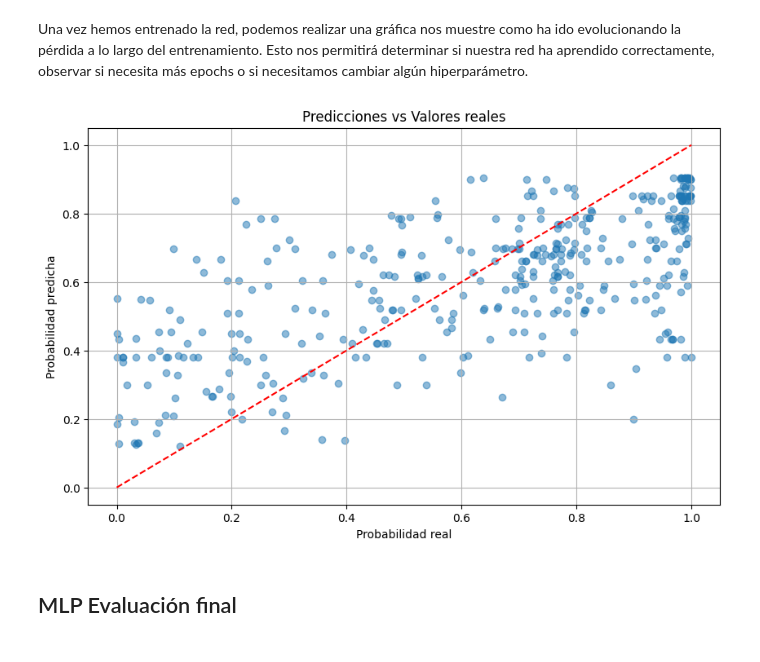
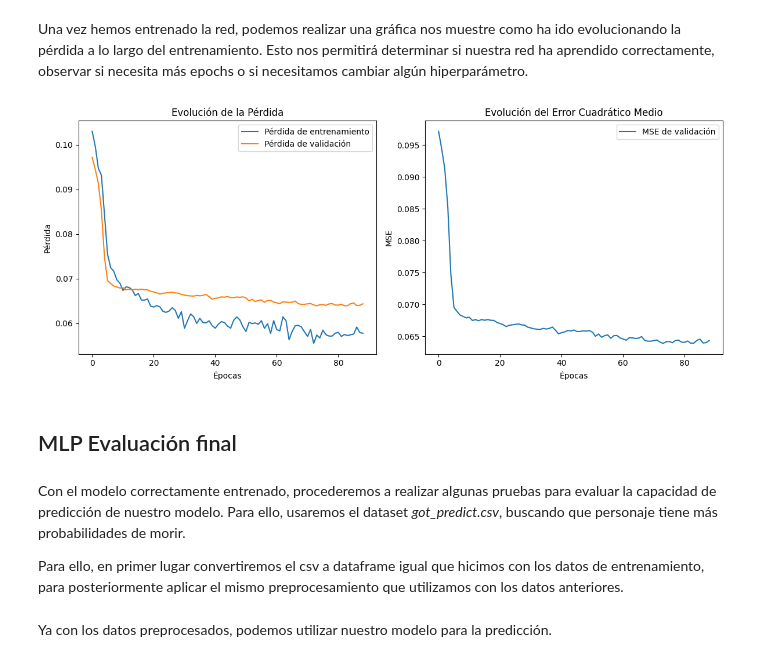
Before and after one commit to Carmoruda/IA_II, a Jupyter notebook: Practica 2/L2P3-MLP_GoT.ipynb, the cells around one changed output. Saved outputs shown, nothing was run; the diff lists cells and outputs as text; code cells hidden in the pictures.

Commit message:
L2P3 predice correctamente

```diff
--- a/Practica 2/L2P3-MLP_GoT.ipynb
+++ b/Practica 2/L2P3-MLP_GoT.ipynb
@@ -44,12 +44,12 @@ y_train_tensor = torch.tensor(y_train.values, dtype= torch.float32).view(-1, 1)
 Una vez hemos preparado nuestros datos de entrenamiento, procederemos con la definición de nuestro modelo. Para ello, empezaremos definiendo los hiperparámetros.
 # %%
 input_size = x_train_tensor.shape[1] # Número de características de entrada que va a usar el modelo.
-hidden_size = 512 # Número de neuronas de la capa oculta
+hidden_size = 32 # Número de neuronas de la capa oculta
 output_size = 1 # Número de nueronas de salida. Ponemos 1 porque va a ser una clasificación binaria (vivo/muerto)
 
 batch_size = 64
 learning_rate = 0.001
-num_epochs = 150
+num_epochs = 100
 validation_split = 0.2
 
 torch.manual_seed(42)
@@ -72,7 +72,7 @@ class RedNeuronalGot(nn.Module):
         #Función de activación para la capa de salida (binaria)
         self.sigmoid = nn.Sigmoid()
         # Establecemos un dropout para evitar que no hayan neuronas que acaben siendo insignificantes
-        self.dropout = nn.Dropout(0.2)
+        self.dropout = nn.Dropout(0.4)
 
     def forward(self, x):
         x = self.relu(self.capa1(x))
@@ -103,7 +103,7 @@ Ya con el dataset dividido y adaptado a a PyTorch, podemos proceder instanciando
 # %%
 model = RedNeuronalGot(input_size=input_size, hidden_size=hidden_size, output_size=output_size)
 criterion = nn.MSELoss()
-optimizer = optim.Adam(model.parameters(), lr=learning_rate, weight_decay= 0.001)
+optimizer = optim.Adam(model.parameters(), lr=learning_rate)
 # %% [markdown]
 ## MLP Entrenamiento básico
 # %% [markdown]
@@ -162,3 +132,15 @@ val_r2s = []
+# %%
+best_val_loss = float('inf')
+best_train_loss = float('inf')
+best_val_mse = float('inf')
+best_model_state = None
+
+train_losses = []
+val_losses = []
+val_mses = []
+
+umbral_early_stop = 15
+contador_early_stop = 0
 # %% [markdown]
 Ya con todo listo, procederemos a entrenar nuestra red neuronal.
 # %%
@@ -238,32 +240,30 @@ Mejor R² de validación: 0.4396
 # %% [markdown]
 Una vez hemos entrenado la red, podemos realizar una gráfica nos muestre como ha ido evolucionando la pérdida a lo largo del entrenamiento. Esto nos permitirá determinar si nuestra red ha aprendido correctamente, observar si necesita más epochs o si necesitamos cambiar algún hiperparámetro.
-# %%
-def visualize_predictions(model, dataloader):
-    model.eval()
-    all_preds = []
-    all_trues = []
-
-    with torch.no_grad():
-        for batch_x, batch_y in dataloader:
-            outputs = model(batch_x)
-            all_preds.extend(outputs.cpu().numpy())
-            all_trues.extend(batch_y.cpu().numpy())
-
-    all_preds = np.array(all_preds).flatten()
-    all_trues = np.array(all_trues).flatten()
-
-    plt.figure(figsize=(10, 6))
-    plt.scatter(all_trues, all_preds, alpha=0.5)
-    plt.plot([0, 1], [0, 1], 'r--')  # Línea diagonal perfecta
-    plt.xlabel('Probabilidad real')
-    plt.ylabel('Probabilidad predicha')
-    plt.title('Predicciones vs Valores reales')
-    plt.grid(True)
-    plt.show()
-
-# Usar después del entrenamiento
-visualize_predictions(model, val_loader)
-# %% [output]
-[figure, removed]
+# %%
+# Gráficas
+plt.figure(figsize=(12, 5))
+plt.subplot(1, 2, 1)
+plt.plot(range(len(train_losses)), train_losses, label='Pérdida de entrenamiento')
+plt.plot(range(len(val_losses)), val_losses, label='Pérdida de validación')
+plt.title('Evolución de la Pérdida')
+plt.xlabel('Épocas')
+plt.ylabel('Pérdida')
+plt.legend()
+
+plt.subplot(1, 2, 2)
+plt.plot(range(len(val_mses)), val_mses, label='MSE de validación')
+plt.title('Evolución del Error Cuadrático Medio')
+plt.xlabel('Épocas')
+plt.ylabel('MSE')
+plt.legend()
+
+plt.tight_layout()
+plt.show()
+# %% [output]
+[figure, added]
 # %% [markdown]
 ## MLP Evaluación final
+# %% [markdown]
+Con el modelo correctamente entrenado, procederemos a realizar algunas pruebas para evaluar la capacidad de predicción de nuestro modelo. Para ello, usaremos el dataset *got_predict.csv*, buscando que personaje tiene más probabilidades de morir.
+
+Para ello, en primer lugar convertiremos el csv a dataframe igual que hicimos con los datos de entrenamiento, para posteriormente aplicar el mismo preprocesamiento que utilizamos con los datos anteriores.
@@ -269,0 +279,2 @@ visualize_predictions(model, val_loader)
+# %% [markdown]
+Ya con los datos preprocesados, podemos utilizar nuestro modelo para la predicción.
```
Also changed, not shown: parts of 6 cells of this notebook.
